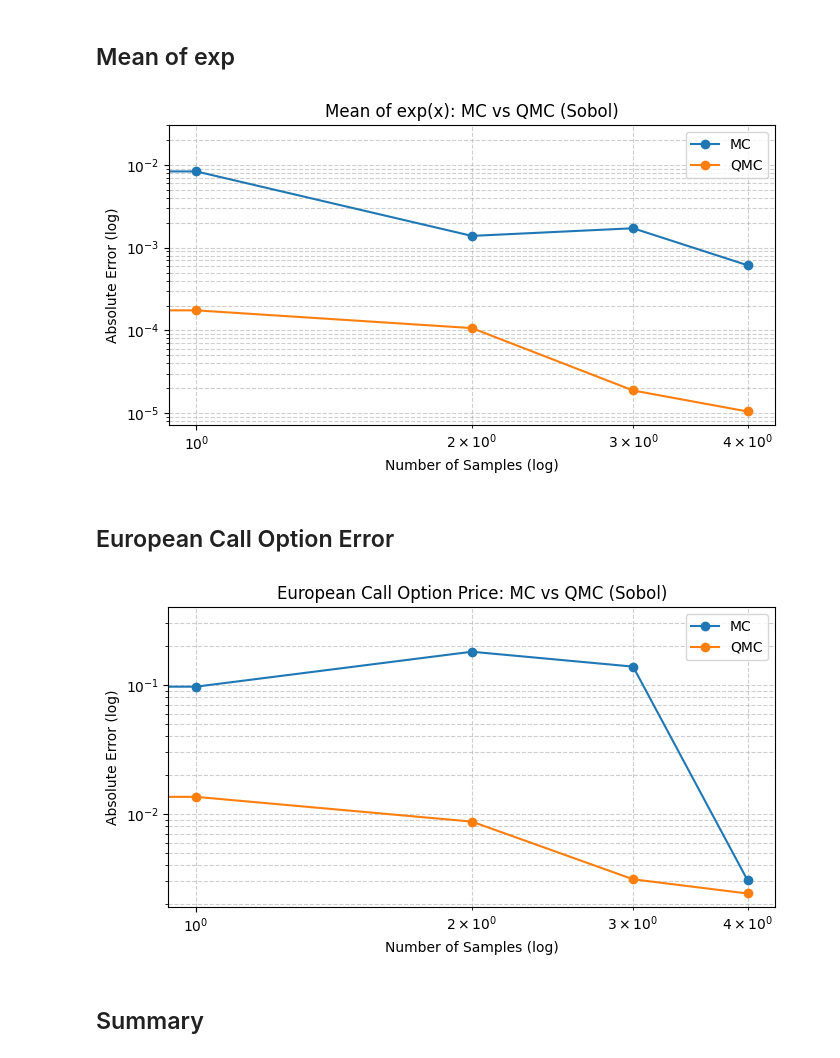
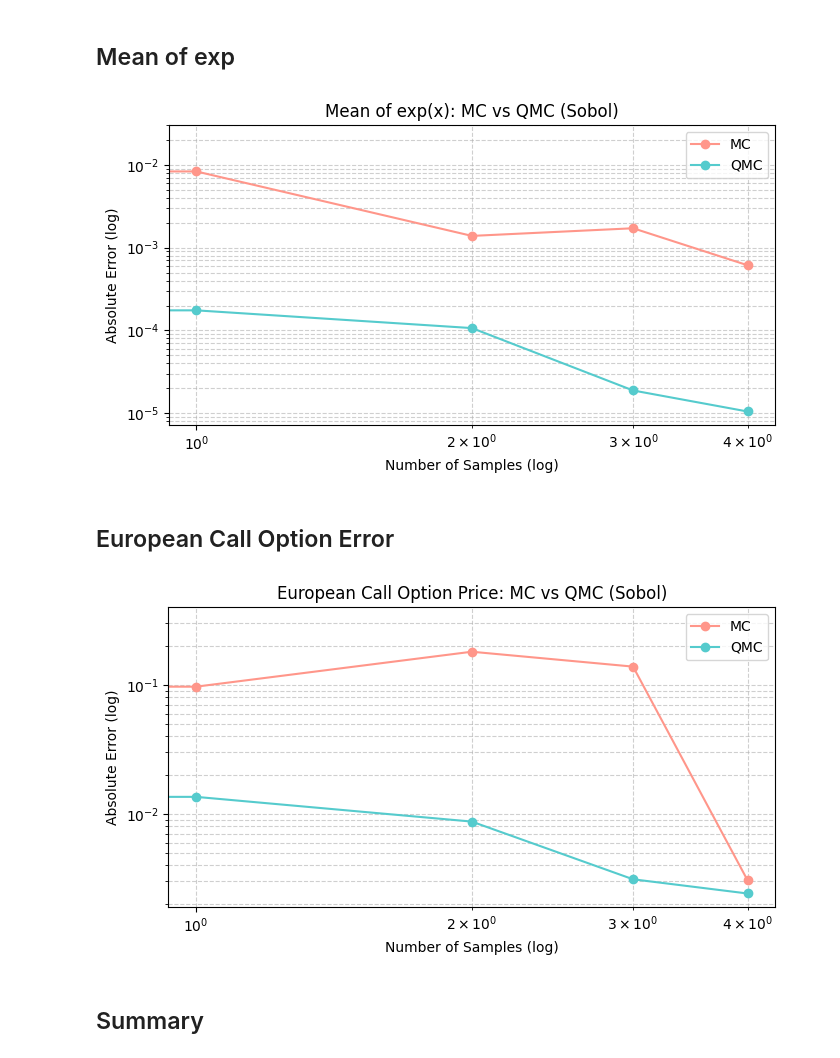
Before and after one commit to SquidDictator/MCvsQMC, a Jupyter notebook: Metrics.ipynb, the cells around one changed output. Drawn from its saved outputs; the diff is of its cells as text; code cells hidden in the pictures.

```diff
--- a/Metrics.ipynb
+++ b/Metrics.ipynb
@@ -6,13 +6,17 @@ import matplotlib.pyplot as plt
 import seaborn as sns
 
 df = pd.read_csv("mc_vs_qmc_allmetrics.csv")
+
+colors = {
+    "MC": "#FF968A",
+    "QMC": "#55CBCD" }
 # %% [markdown]
 ## Pi Estimation
 # %%
 plt.figure(figsize=(7, 4))
 for method in ["MC", "QMC"]:
     subset = df[df["Method"] == method]
-    plt.plot(subset["N"], subset["PiError"], marker="o", label=method)
+    plt.plot(subset["N"], subset["PiError"], marker="o", label=method, color= colors[method])
 plt.xscale("log")
 plt.yscale("log")
 plt.xlabel("Number of Samples (log)")
@@ -30,7 +34,7 @@ plt.show()
 plt.figure(figsize=(7, 4))
 for method in ["MC", "QMC"]:
     subset = df[df["Method"] == method]
-    plt.plot(subset["N"], subset["XYError"], marker="o", label=method)
+    plt.plot(subset["N"], subset["XYError"], marker="o", label=method, color= colors[method])
 plt.xscale("log")
 plt.yscale("log")
 plt.xlabel("Number of Samples (log)")
@@ -48,7 +52,7 @@ plt.show()
 plt.figure(figsize=(7, 4))
 for method in ["MC", "QMC"]:
     subset = df[df["Method"] == method]
-    plt.plot(subset["N"], subset["ExpXError"], marker="o", label=method)
+    plt.plot(subset["N"], subset["ExpXError"], marker="o", label=method, color= colors[method])
 plt.xscale("log")
 plt.yscale("log")
 plt.xlabel("Number of Samples (log)")
@@ -59,25 +63,25 @@ plt.grid(True, which='both', linestyle='--', alpha=0.6)
 plt.tight_layout()
 plt.show()
 # %% [output]
-[figure, old version]
+[figure, new version]
 # %% [markdown]
 ## European Call Option Error
 # %%
 plt.figure(figsize=(7, 4))
 for method in ["MC", "QMC"]:
     subset = df[df["Method"] == method]
-    plt.plot(subset["N"], subset["CallOptionError"], marker="o", label=method)
+    plt.plot(subset["N"], subset["CallOptionError"], marker="o", label=method, color= colors[method])
 plt.xscale("log")
 plt.yscale("log")
 plt.xlabel("Number of Samples (log)")
 plt.ylabel("Absolute Error (log)")
 plt.title("European Call Option Price: MC vs QMC (Sobol)")
 plt.legend()
 plt.grid(True, which='both', linestyle='--', alpha=0.6)
 plt.tight_layout()
 plt.show()
 # %% [output]
-[figure, old version]
+[figure, new version]
 # %% [markdown]
 ## Summary
 # %%
```
Also changed, not shown: parts of 2 cells of this notebook, 1 other file.
